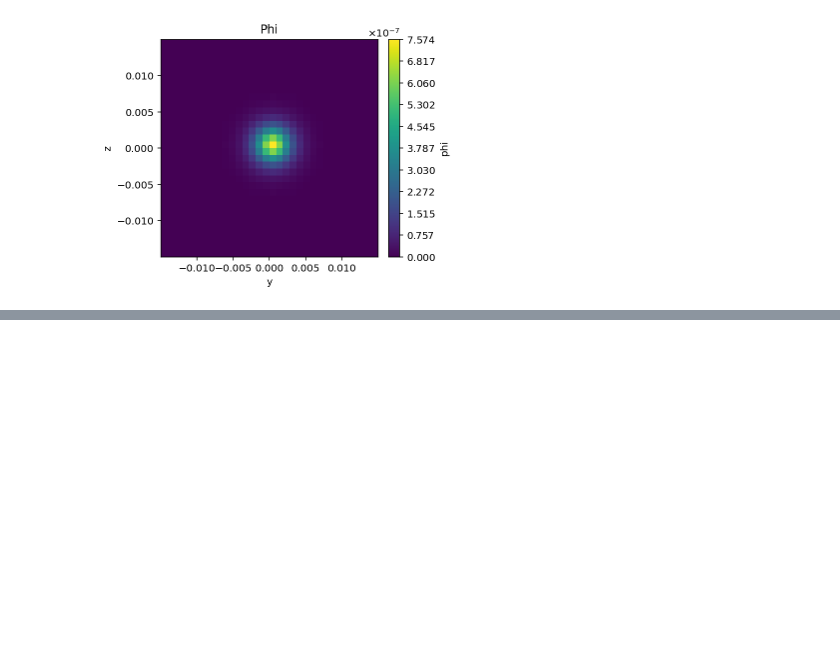
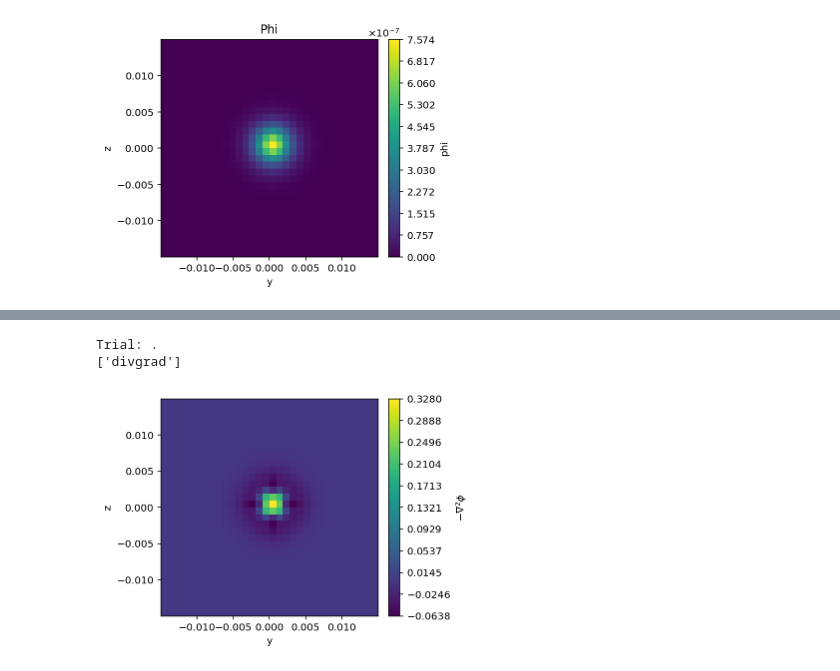
Before and after one commit to JamesMcClung/psc-scrap, a Jupyter notebook: analysis.ipynb, the cells around one changed output, grey strips where cells are left out. Saved outputs shown, nothing was run; the diff lists cells and outputs as text; code cells hidden in the pictures; blank space fills up the shorter version.

```diff
--- a/analysis.ipynb
+++ b/analysis.ipynb
@@ -192,0 +203,13 @@ Trial: .
+# %%
+print(f"Trial: {trialfile}")
+run_divgrad = f"{trialpath}/{trialfile}/divgrad.xdmf"
+vf_divgrad = viscid.load_file(run_divgrad, force_reload=True)
+print([f.name for f in vf_divgrad.iter_fields()])
+
+vf_divgrad.activate_time(0)
+# vlt.plot(-vf_divgrad["divgrad"], cbarlabel="$-\\nabla^2 \\phi$");
+vlt.plot(-vf_divgrad["divgrad"]);
+# %% [output]
+Trial: .
+['divgrad']
+[figure, added]
```
Also changed, not shown: parts of 8 cells of this notebook.
